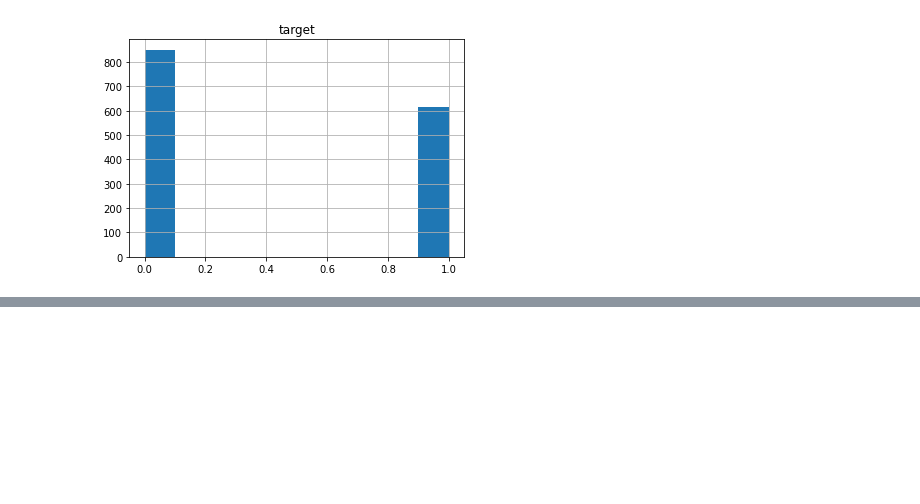
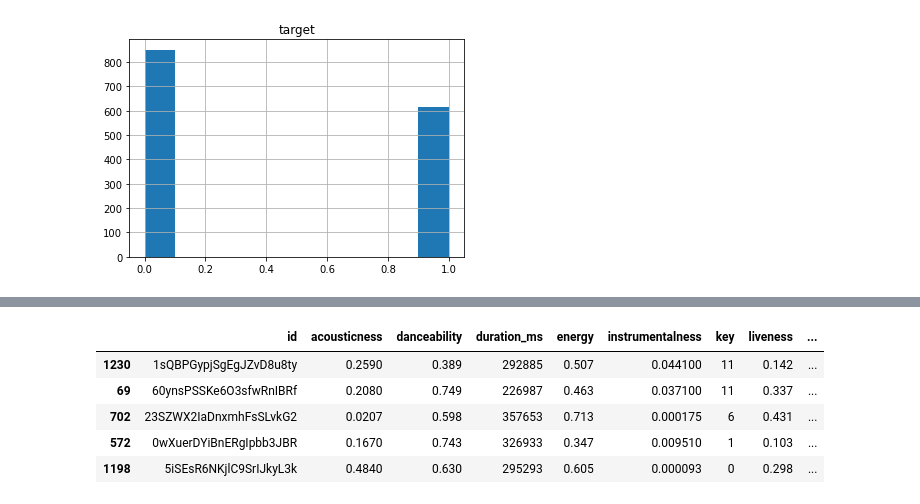
Before and after one commit to vmmadathil/spotify-acrostic, a Jupyter notebook: notebooks/03-VM-Binary_Prep.ipynb, the cells around one changed output, grey strips where cells are left out. Cells and saved outputs as stored; diff of their text form; code cells hidden in the pictures; blank space fills up the shorter version.

```diff
--- a/notebooks/03-VM-Binary_Prep.ipynb
+++ b/notebooks/03-VM-Binary_Prep.ipynb
@@ -57,0 +94,11 @@ array([[<AxesSubplot:title={'center':'target'}>]], dtype=object)
+# %%
+validate.to_csv('../data/processed/library_binary_validate.csv')
+
+validate.head()
+# %% [output]
+|  | id | acousticness | danceability | duration_ms | energy | instrumentalness | key | liveness | ... |
+| 1230 | 1sQBPGypjSgEgJZvD8u8ty | 0.2590 | 0.389 | 292885 | 0.507 | 0.044100 | 11 | 0.142 | ... |
+| 69 | 60ynsPSSKe6O3sfwRnIBRf | 0.2080 | 0.749 | 226987 | 0.463 | 0.037100 | 11 | 0.337 | ... |
+| 702 | 23SZWX2IaDnxmhFsSLvkG2 | 0.0207 | 0.598 | 357653 | 0.713 | 0.000175 | 6 | 0.431 | ... |
+| 572 | 0wXuerDYiBnERgIpbb3JBR | 0.1670 | 0.743 | 326933 | 0.347 | 0.009510 | 1 | 0.103 | ... |
+| 1198 | 5iSEsR6NKjlC9SrIJkyL3k | 0.4840 | 0.630 | 295293 | 0.605 | 0.000093 | 0 | 0.298 | ... |
```
Also changed, not shown: parts of 16 cells of this notebook.
